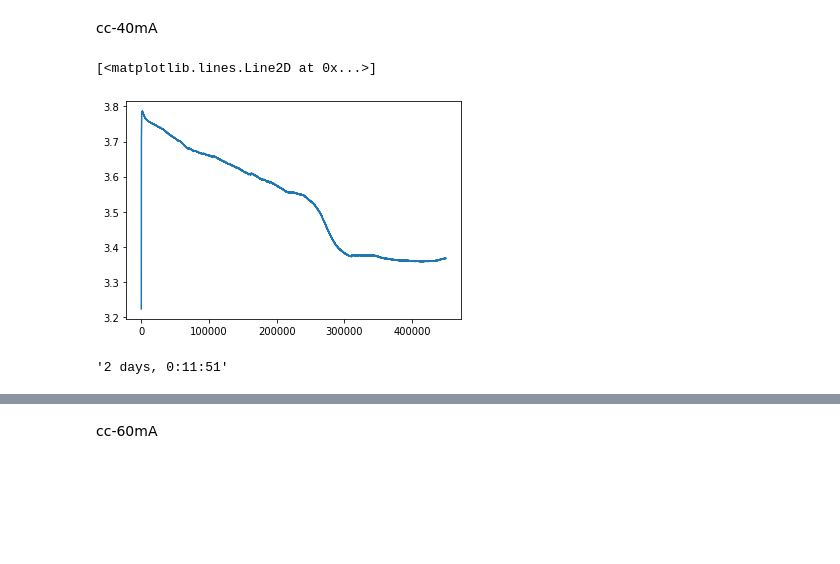
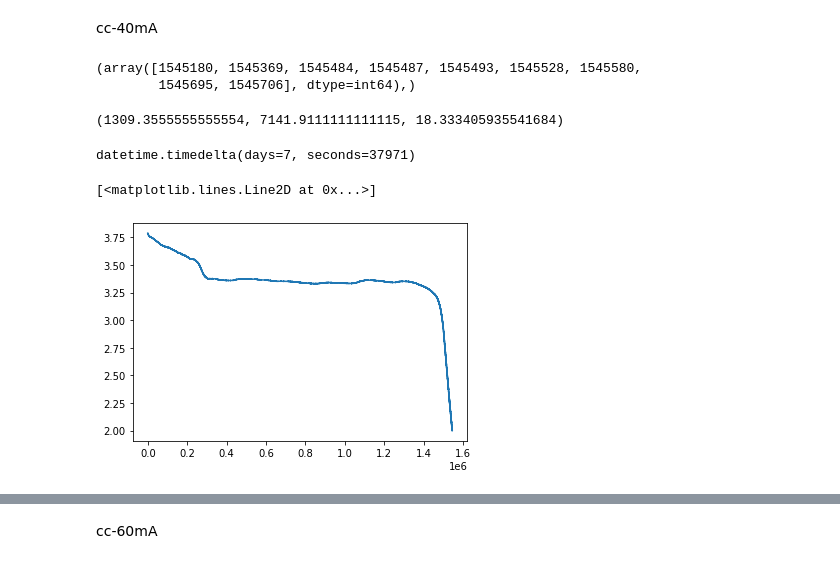
Before and after one commit to minD9it/Battery, a Jupyter notebook: cc_analysis.ipynb, the cells around one changed output, grey strips where cells are left out. Drawn from its saved outputs; the diff is of its cells as text; code cells hidden in the pictures; blank space fills up the shorter version.

```diff
--- a/cc_analysis.ipynb
+++ b/cc_analysis.ipynb
@@ -95,4 +164,4 @@ str(parsing_date[-1] - parsing_date[0])
 # %% [markdown]
 cc-40mA
 # %%
-dt_40 = pd.read_csv("data/dodi_cc/CC-40mA.csv").iloc[4:,:3].reset_index()
+dt_40 = pd.read_csv("data/dodi_cc/CC-40mA.csv").iloc[1509:,:3].reset_index()
@@ -99,5 +170,18 @@ dt_40 = pd.read_csv("data/dodi_cc/CC-40mA.csv").iloc[4:,:3].reset_index()
+# %%
+np.where(dt_40['Voltage(V)'] == 2)
+# %% [output]
+(array([1545180, 1545369, 1545484, 1545487, 1545493, 1545528, 1545580,
+        1545695, 1545706], dtype=int64),)
+# %%
+cal_usage(40, dt_40['Time'], 1545180, 309299)
+# %% [output]
+(1309.3555555555554, 7141.9111111111115, 18.333405935541684)
+# %%
+cal_time(dt_40['Time'][:1545180])
+# %% [output]
+datetime.timedelta(days=7, seconds=37971)
 # %%
-plt.plot(dt_40['Voltage(V)'][:450000])
+plt.plot(dt_40['Voltage(V)'][:1545180])
 # %% [output]
 [<matplotlib.lines.Line2D at 0x...>]
-[figure, old version]
+[figure, new version]
@@ -106,4 +187,0 @@ dt_40_time = parse_date(dt_40['Time'][:450000])
-# %%
-str(dt_40_time[-1] - dt_40_time[0])
-# %% [output]
-'2 days, 0:11:51'
```
Also changed, not shown: parts of 63 cells of this notebook.
